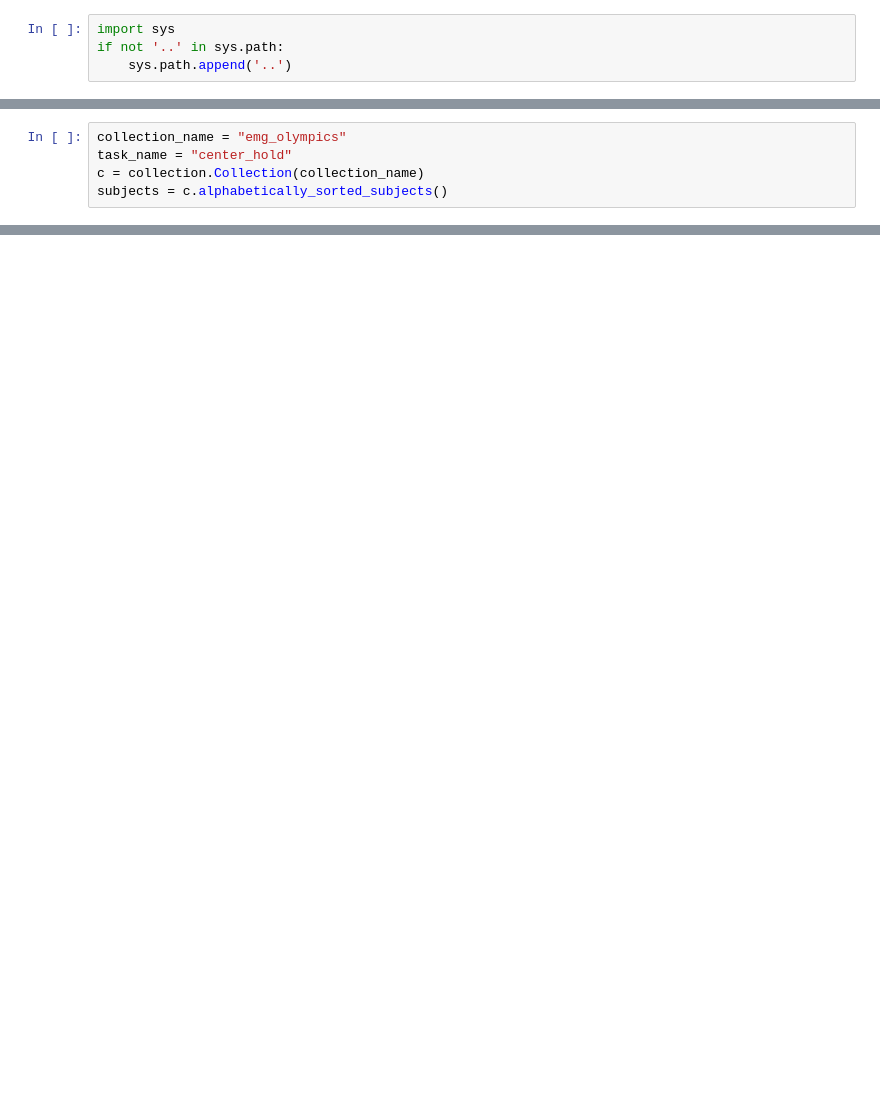
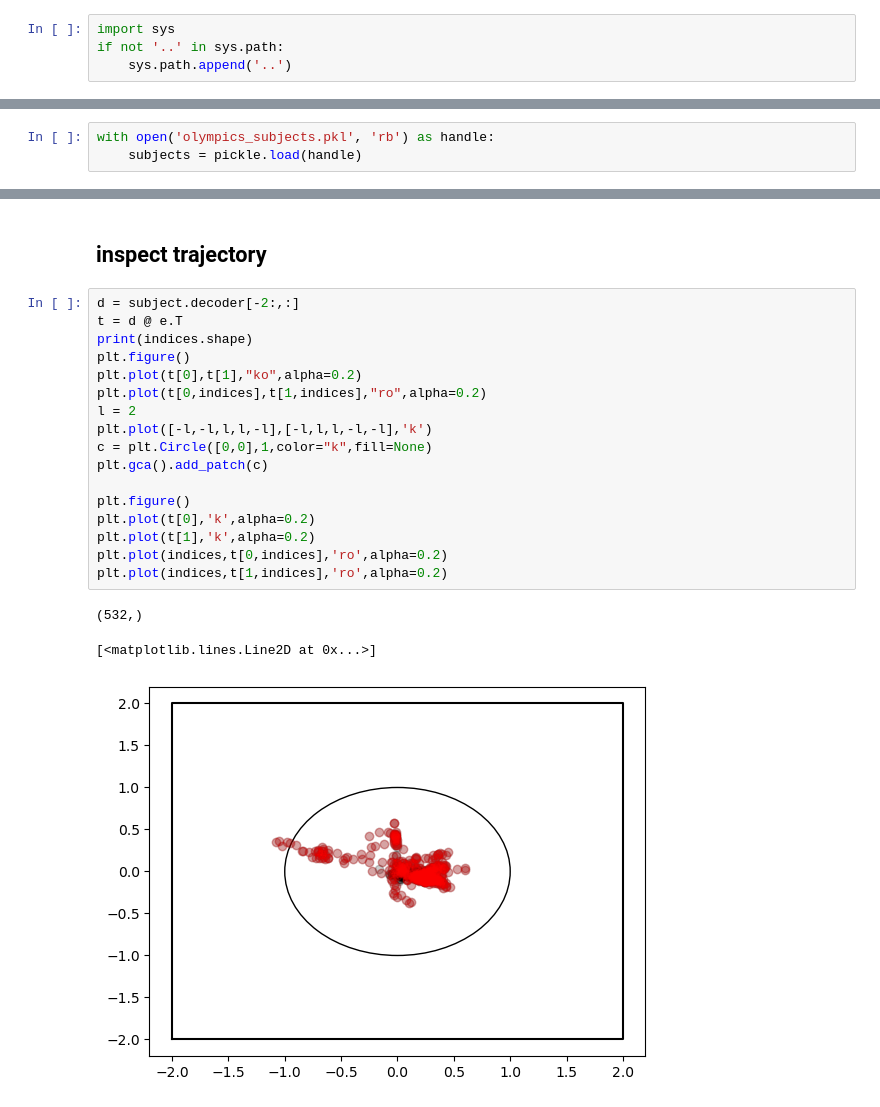
Before and after one commit to spewil/phd, a Jupyter notebook: analysis/notebooks/process_calibration_data.ipynb, the cells around one changed output, grey strips where cells are left out. Cells and saved outputs as stored; diff of their text form; blank space fills up the shorter version.

```diff
--- a/analysis/notebooks/process_calibration_data.ipynb
+++ b/analysis/notebooks/process_calibration_data.ipynb
@@ -14,8 +18,6 @@ mpl.rcParams.update({'axes.labelsize': 16})
 %matplotlib inline
 
 image_path = Path("/Users/spencer/phd/phd/images/")
-# %%
-collection_name = "emg_olympics"
-task_name = "center_hold"
-c = collection.Collection(collection_name)
-subjects = c.alphabetically_sorted_subjects()
+# %%
+with open('olympics_subjects.pkl', 'rb') as handle:
+    subjects = pickle.load(handle)
@@ -106,0 +205,23 @@ print(subject_calibration_stacks.shape)
+# %% [markdown]
+## inspect trajectory
+# %%
+d = subject.decoder[-2:,:]
+t = d @ e.T
+print(indices.shape)
+plt.figure()
+plt.plot(t[0],t[1],"ko",alpha=0.2)
+plt.plot(t[0,indices],t[1,indices],"ro",alpha=0.2)
+l = 2
+plt.plot([-l,-l,l,l,-l],[-l,l,l,-l,-l],'k')
+c = plt.Circle([0,0],1,color="k",fill=None)
+plt.gca().add_patch(c)
+
+plt.figure()
+plt.plot(t[0],'k',alpha=0.2)
+plt.plot(t[1],'k',alpha=0.2)
+plt.plot(indices,t[0,indices],'ro',alpha=0.2)
+plt.plot(indices,t[1,indices],'ro',alpha=0.2)
+# %% [output]
+(532,)
+[<matplotlib.lines.Line2D at 0x...>]
+[figure, added]
```
Also changed, not shown: parts of 28 cells of this notebook, 23 other files.
